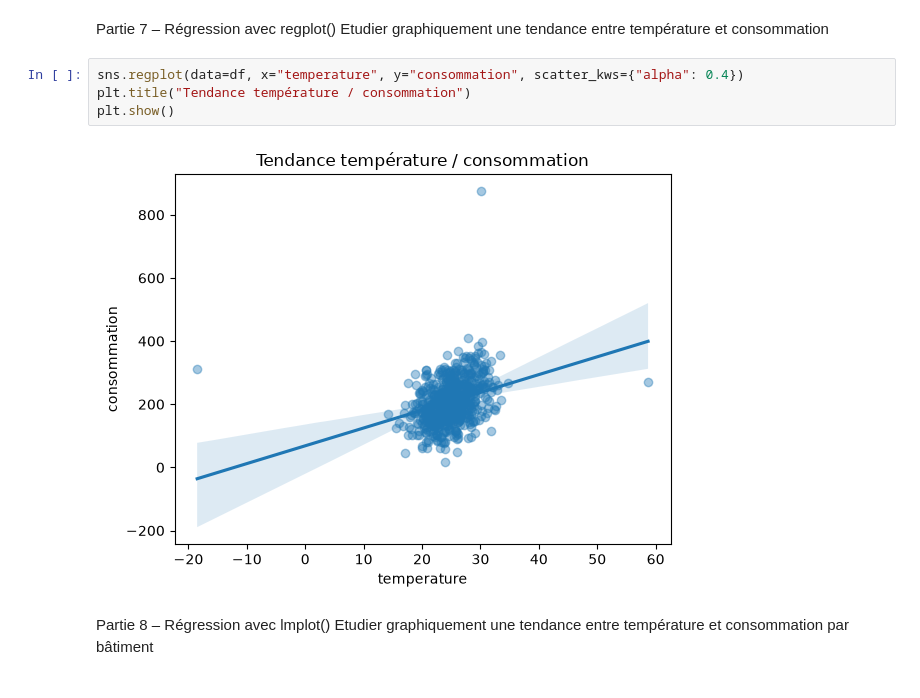
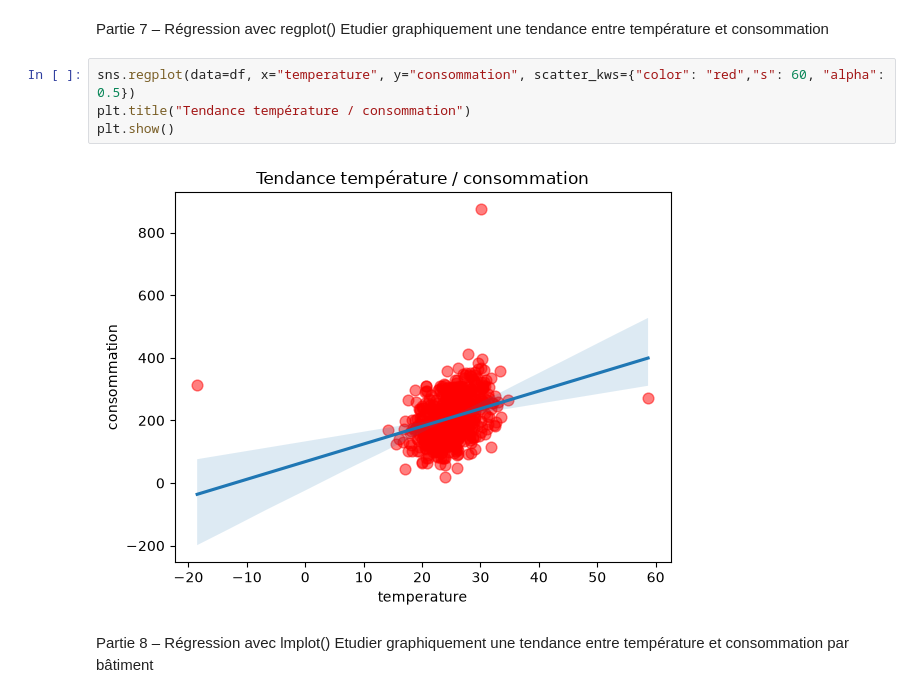
Before and after one commit to yohanfredyh/atelier_seaborn, a Jupyter notebook: notebooks/atelier_seaborn_iot.ipynb, the cells around one changed output. Cells and saved outputs as stored; diff of their text form.

```diff
--- a/notebooks/atelier_seaborn_iot.ipynb
+++ b/notebooks/atelier_seaborn_iot.ipynb
@@ -307,11 +307,11 @@ plt.show()
 Partie 7 – Régression avec regplot()
 Etudier graphiquement une tendance entre température et consommation
 # %%
-sns.regplot(data=df, x="temperature", y="consommation", scatter_kws={"alpha": 0.4})
+sns.regplot(data=df, x="temperature", y="consommation", scatter_kws={"color": "red","s": 60, "alpha": 0.5})
 plt.title("Tendance température / consommation")
 plt.show()
 # %% [output]
-[figure, old version]
+[figure, new version]
 # %% [markdown]
 Partie 8 – Régression avec lmplot()
 Etudier graphiquement une tendance entre température et consommation par bâtiment
```
Also changed, not shown: parts of 5 cells of this notebook.
